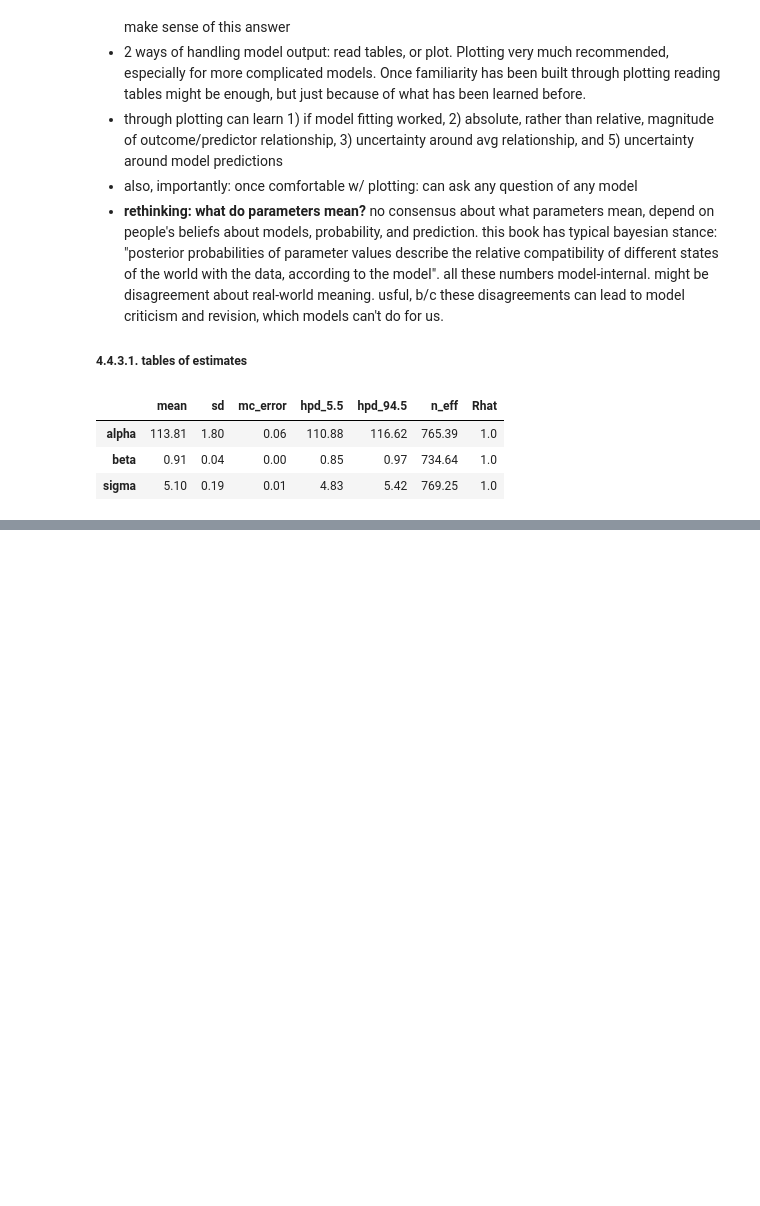
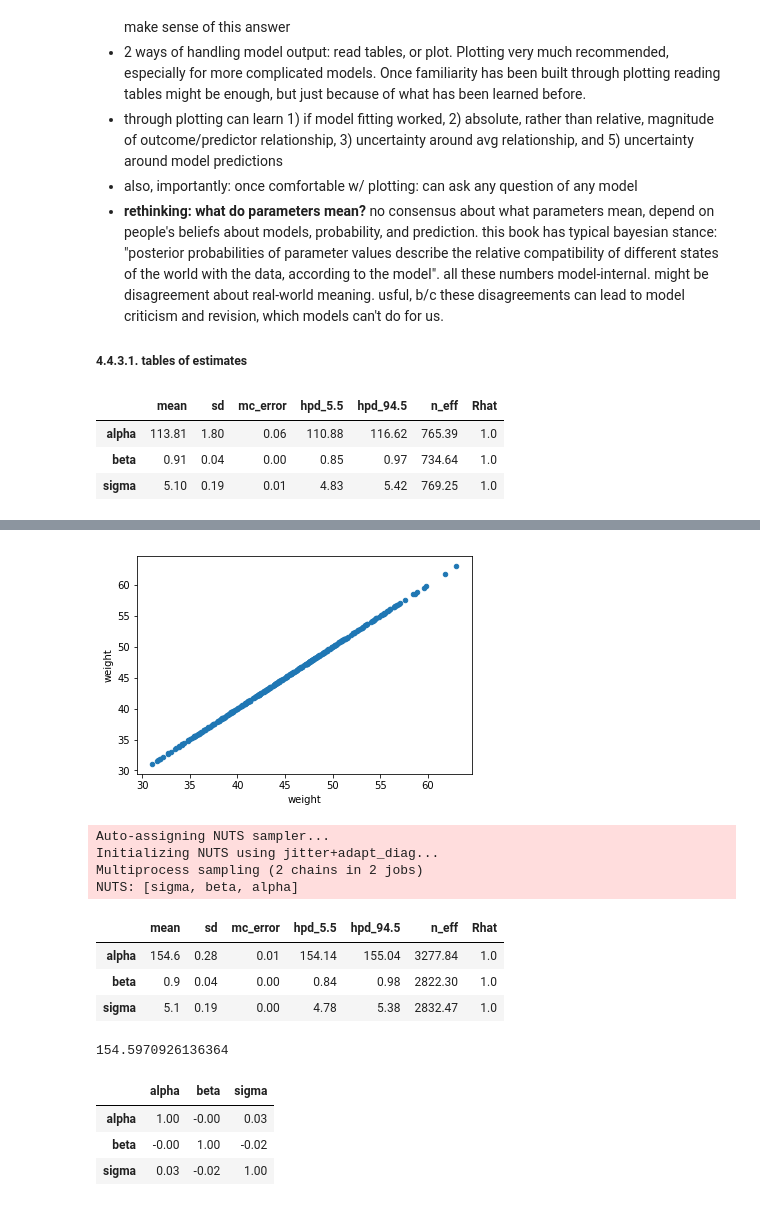
Before and after one commit to nwweber/statistical_rethinking, a Jupyter notebook: chapter_04_linear_models.ipynb, the cells around one changed output, grey strips where cells are left out. Cells and saved outputs as stored; diff of their text form; code cells hidden in the pictures; blank space fills up the shorter version.

```diff
--- a/chapter_04_linear_models.ipynb
+++ b/chapter_04_linear_models.ipynb
@@ -543,0 +577,38 @@ pm.summary(trace_4_3, alpha=.11).round(2)
+# %%
+d2.plot.scatter(x='weight', y='weight');
+# %% [output]
+[figure, added]
+# %%
+# Code 4.43
+with pm.Model() as m4_4:
+    alpha = pm.Normal('alpha', mu=178, sd=100)
+    beta = pm.Normal('beta', mu=0, sd=10)
+    sigma = pm.Uniform('sigma', lower=0, upper=50)
+    mu = alpha + beta * d2.weight_c
+    height = pm.Normal('height', mu=mu, sd=sigma, observed=d2.height)
+    trace_4_4 = pm.sample(1000, tune=1000)
+# %% [output]
+Auto-assigning NUTS sampler...
+Initializing NUTS using jitter+adapt_diag...
+Multiprocess sampling (2 chains in 2 jobs)
+NUTS: [sigma, beta, alpha]
+# %%
+# Code 4.44
+pm.summary(trace_4_4, alpha=.11).round(2)
+# %% [output]
+|  | mean | sd | mc_error | hpd_5.5 | hpd_94.5 | n_eff | Rhat |
+| alpha | 154.6 | 0.28 | 0.01 | 154.14 | 155.04 | 3277.84 | 1.0 |
+| beta | 0.9 | 0.04 | 0.00 | 0.84 | 0.98 | 2822.30 | 1.0 |
+| sigma | 5.1 | 0.19 | 0.00 | 4.78 | 5.38 | 2832.47 | 1.0 |
+# %%
+d2.height.mean()
+# %% [output]
+154.5970926136364
+# %%
+trace_df = pm.trace_to_dataframe(trace_4_4)
+trace_df.corr().round(2)
+# %% [output]
+|  | alpha | beta | sigma |
+| alpha | 1.00 | -0.00 | 0.03 |
+| beta | -0.00 | 1.00 | -0.02 |
+| sigma | 0.03 | -0.02 | 1.00 |
```
Also changed, not shown: parts of 21 cells of this notebook.
